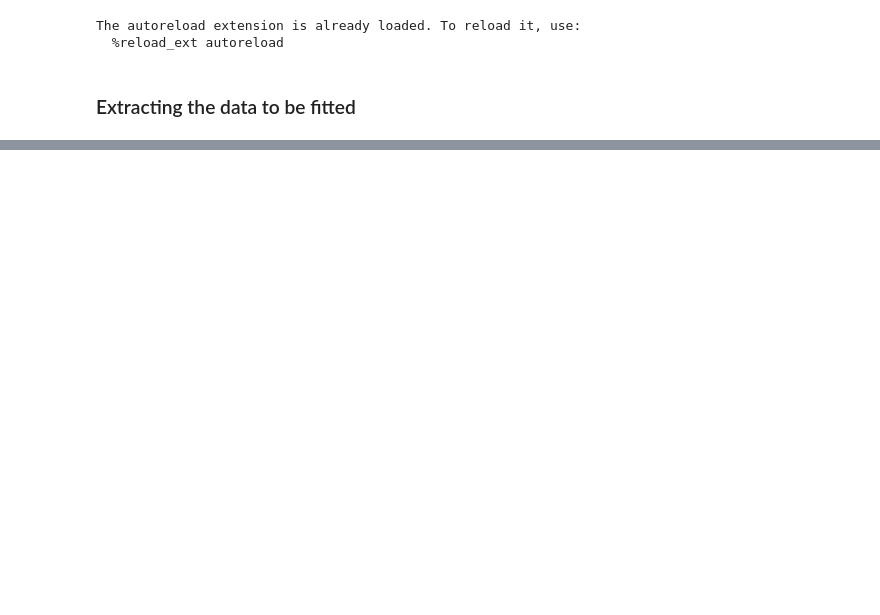
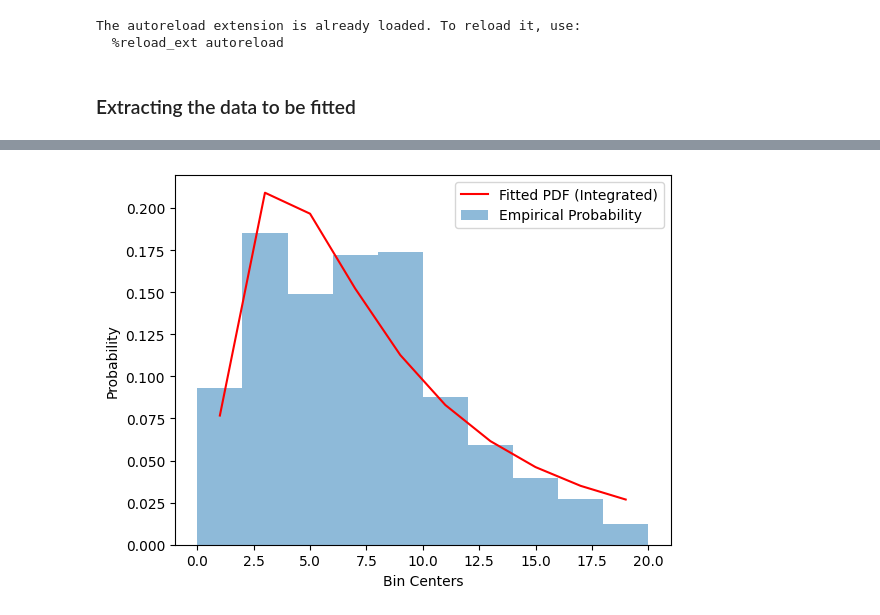
Before and after one commit to SpringNuance/fitting-distribution-calculator, a Jupyter notebook: fitting_distribution.ipynb, the cells around one changed output, grey strips where cells are left out. Cells and saved outputs as stored; diff of their text form; code cells hidden in the pictures; blank space fills up the shorter version.

```diff
--- a/fitting_distribution.ipynb
+++ b/fitting_distribution.ipynb
@@ -117,19 +178,19 @@ def fit_distribution_bins(low_bin, high_bin, probability, distribution = 'normal
 # %%
 # Fit distributions to the data using our custom PDFs
 best_fit_4404, KL_div_4404 = fit_distribution_bins(
-    steel_316L_4404_df['low_bin'],
-    steel_316L_4404_df['high_bin'],
-    steel_316L_4404_df['probability'],
+    steel_316L_4404_df['low_bin'].to_numpy(),
+    steel_316L_4404_df['high_bin'].to_numpy(),
+    steel_316L_4404_df['probability'].to_numpy(),
     distribution="lognormal"
 )
 
 best_fit_4420, KL_div_4420 = fit_distribution_bins(
-    steel_316L_4420_df['low_bin'],
-    steel_316L_4420_df['high_bin'],
-    steel_316L_4420_df['probability'],
+    steel_316L_4420_df['low_bin'].to_numpy(),
+    steel_316L_4420_df['high_bin'].to_numpy(),
+    steel_316L_4420_df['probability'].to_numpy(),
     distribution="lognormal"
 )
 
-print(f"✅ 316L_4404 Best Fit (Lognormal): {best_fit_4404}, KL divergence: {KL_div_4404}")
-print(f"✅ 316L_4420 Best Fit (Lognormal): {best_fit_4420}, KL divergence: {KL_div_4420}")
+print(f"✅ 316L_4404 Best Fit: {best_fit_4404}, KL divergence: {KL_div_4404}")
+print(f"✅ 316L_4420 Best Fit: {best_fit_4420}, KL divergence: {KL_div_4420}")
 # %% [output]
@@ -192,0 +290,39 @@ plot_fitted_distribution(
+# %%
+import numpy as np
+import matplotlib.pyplot as plt
+
+def plot_fitted_distribution(low_bin, high_bin, probability, pdf_function, best_params):
+    """
+    Plot the empirical probabilities and the fitted PDF.
+    """
+    # Compute bin centers and widths
+    bin_centers = (low_bin + high_bin) / 2
+    bin_widths = high_bin - low_bin
+
+    # Compute the PDF-integrated values over each bin
+    pdf_integral = np.array([
+        np.trapz(
+            pdf_function(np.linspace(low, high, 1000), *best_params),  # Use more points for accuracy
+            dx=(high - low) / 1000
+        )
+        for low, high in zip(low_bin, high_bin)
+    ])
+
+    # Normalize the PDF-integral to sum to 1
+    pdf_integral /= np.sum(pdf_integral)
+
+    # Plot empirical probabilities
+    plt.bar(bin_centers, probability, width=bin_widths, alpha=0.5, label='Empirical Probability')
+
+    # Plot fitted PDF-integrated probabilities
+    plt.plot(bin_centers, pdf_integral, 'r-', label='Fitted PDF (Integrated)')
+
+    plt.xlabel('Bin Centers')
+    plt.ylabel('Probability')
+    plt.legend()
+    plt.show()
+
+# Example usage
+plot_fitted_distribution(steel_316L_4404_low_bin, steel_316L_4404_high_bin, steel_316L_4404_probability, lognormal_pdf, best_fit_4404)
+# %% [output]
+[figure, added]
```
Also changed, not shown: parts of 6 cells of this notebook, 1 other file.
